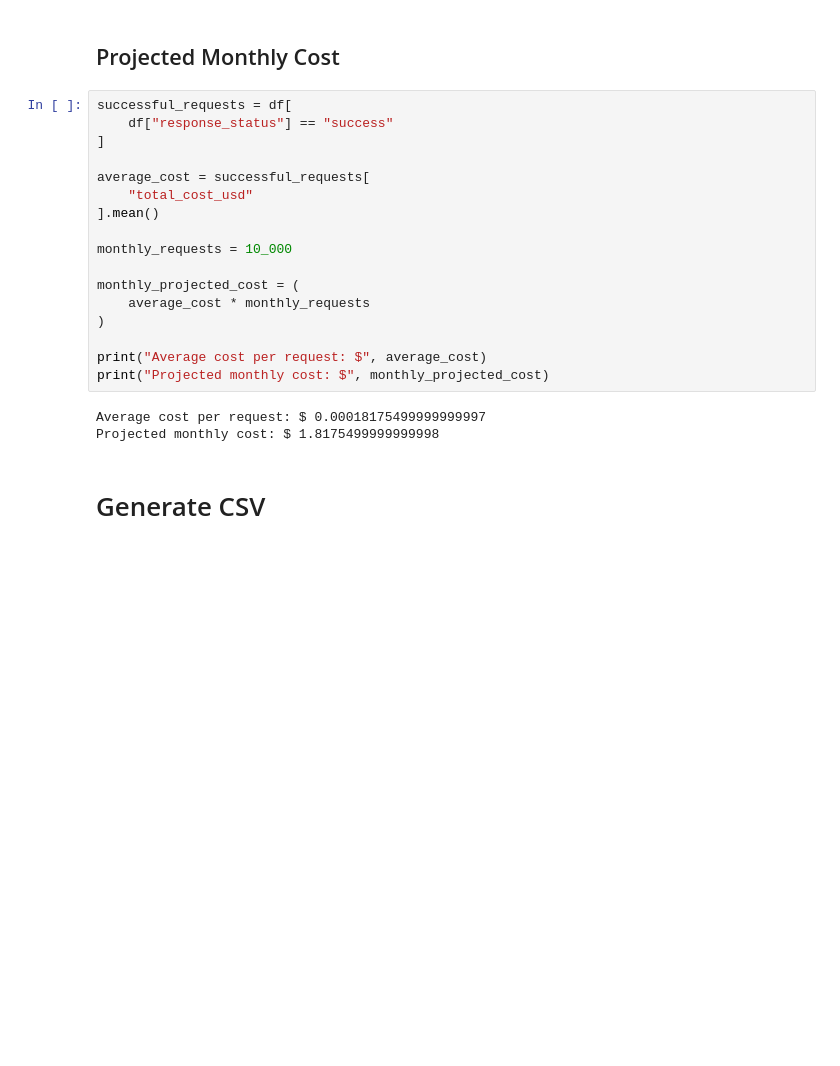
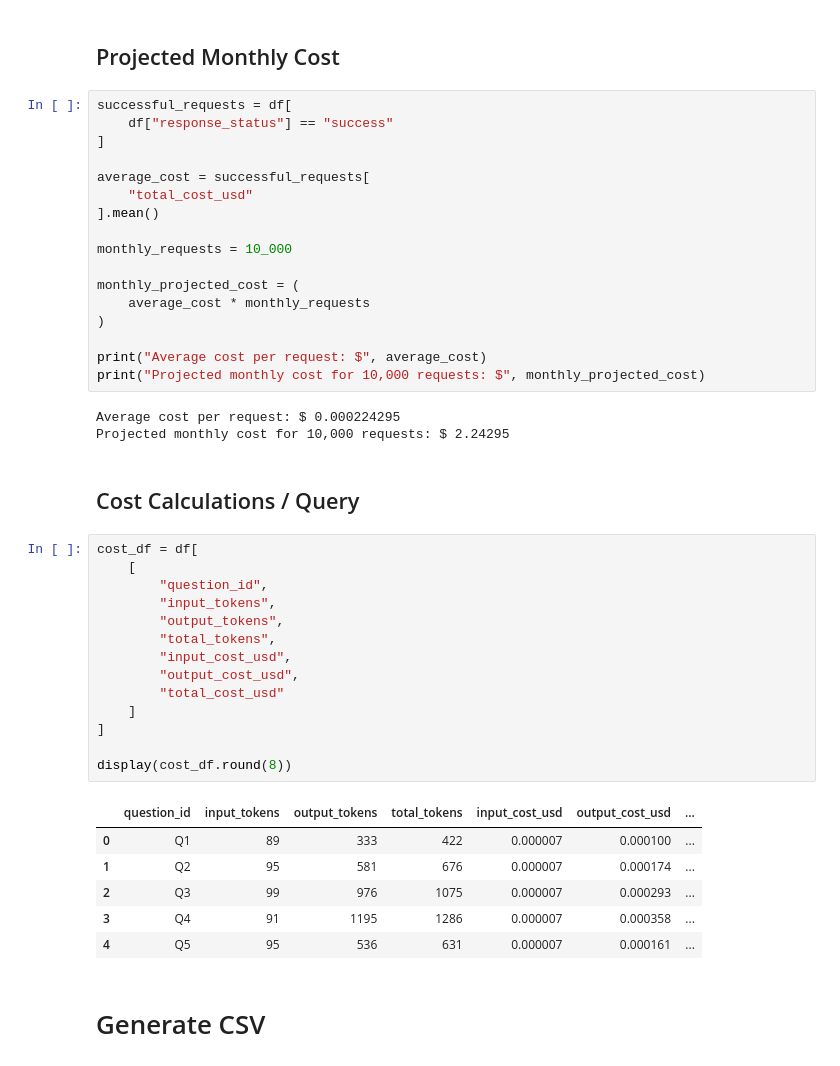
Before and after one commit to dwai86/LLMops, a Jupyter notebook: notebooks/LLMops.ipynb, the cells around one changed output. Cells and saved outputs as stored; diff of their text form; blank space fills up the shorter version.

```diff
--- a/notebooks/LLMops.ipynb
+++ b/notebooks/LLMops.ipynb
@@ -274,10 +303,33 @@ monthly_projected_cost = (
 )
 
 print("Average cost per request: $", average_cost)
-print("Projected monthly cost: $", monthly_projected_cost)
+print("Projected monthly cost for 10,000 requests: $", monthly_projected_cost)
 # %% [output]
-Average cost per request: $ 0.00018175499999999997
-Projected monthly cost: $ 1.8175499999999998
+Average cost per request: $ 0.000224295
+Projected monthly cost for 10,000 requests: $ 2.24295
+# %% [markdown]
+## Cost Calculations / Query
+# %%
+cost_df = df[
+    [
+        "question_id",
+        "input_tokens",
+        "output_tokens",
+        "total_tokens",
+        "input_cost_usd",
+        "output_cost_usd",
+        "total_cost_usd"
+    ]
+]
+
+display(cost_df.round(8))
+# %% [output]
+|  | question_id | input_tokens | output_tokens | total_tokens | input_cost_usd | output_cost_usd | ... |
+| 0 | Q1 | 89 | 333 | 422 | 0.000007 | 0.000100 | ... |
+| 1 | Q2 | 95 | 581 | 676 | 0.000007 | 0.000174 | ... |
+| 2 | Q3 | 99 | 976 | 1075 | 0.000007 | 0.000293 | ... |
+| 3 | Q4 | 91 | 1195 | 1286 | 0.000007 | 0.000358 | ... |
+| 4 | Q5 | 95 | 536 | 631 | 0.000007 | 0.000161 | ... |
 # %% [markdown]
 # Generate CSV
 # %%
```
Also changed, not shown: parts of 47 cells of this notebook, 16 other files.
